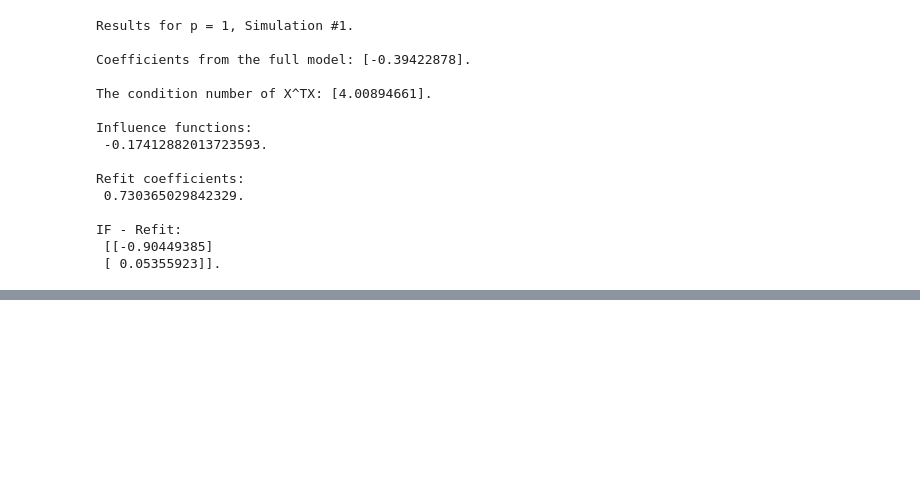
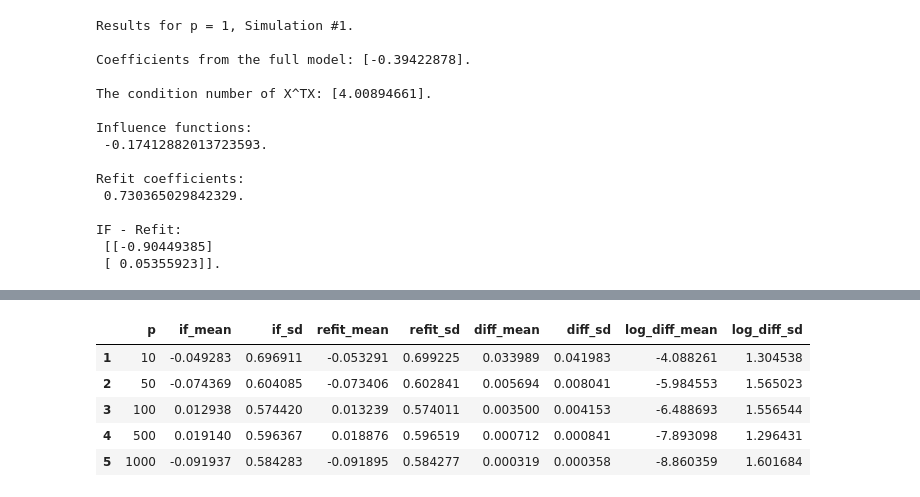
Before and after one commit to JennyHuang19/gradientBasedDataDroppingFailureModes, a Jupyter notebook: ways-forward/high_dimensions.ipynb, the cells around one changed output, grey strips where cells are left out. Drawn from its saved outputs; the diff is of its cells as text; code cells hidden in the pictures; blank space fills up the shorter version.

```diff
--- a/ways-forward/high_dimensions.ipynb
+++ b/ways-forward/high_dimensions.ipynb
@@ -364,2 +380,11 @@ plt.show()
+# %%
+experiment_1_data
+# %% [output]
+|  | p | if_mean | if_sd | refit_mean | refit_sd | diff_mean | diff_sd | log_diff_mean | log_diff_sd |
+| 1 | 10 | -0.049283 | 0.696911 | -0.053291 | 0.699225 | 0.033989 | 0.041983 | -4.088261 | 1.304538 |
+| 2 | 50 | -0.074369 | 0.604085 | -0.073406 | 0.602841 | 0.005694 | 0.008041 | -5.984553 | 1.565023 |
+| 3 | 100 | 0.012938 | 0.574420 | 0.013239 | 0.574011 | 0.003500 | 0.004153 | -6.488693 | 1.556544 |
+| 4 | 500 | 0.019140 | 0.596367 | 0.018876 | 0.596519 | 0.000712 | 0.000841 | -7.893098 | 1.296431 |
+| 5 | 1000 | -0.091937 | 0.584283 | -0.091895 | 0.584277 | 0.000319 | 0.000358 | -8.860359 | 1.601684 |
 # %%
 # create a plot for experiment 1.
```
Also changed, not shown: parts of 11 cells of this notebook.
